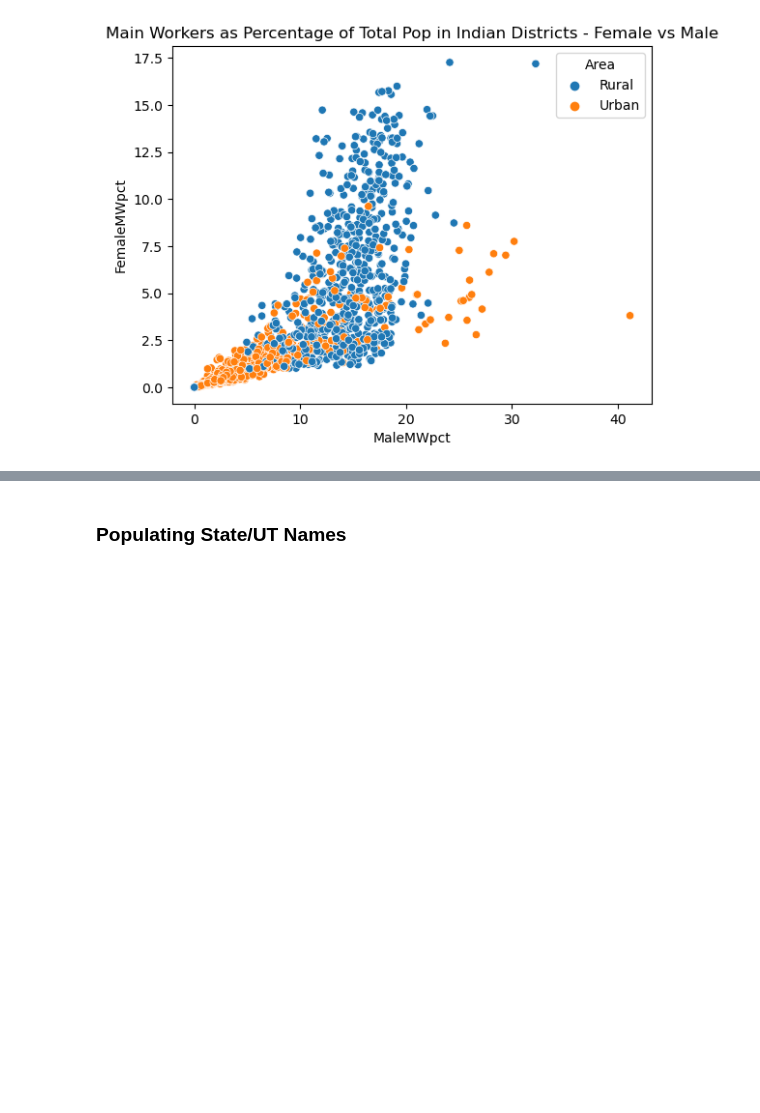
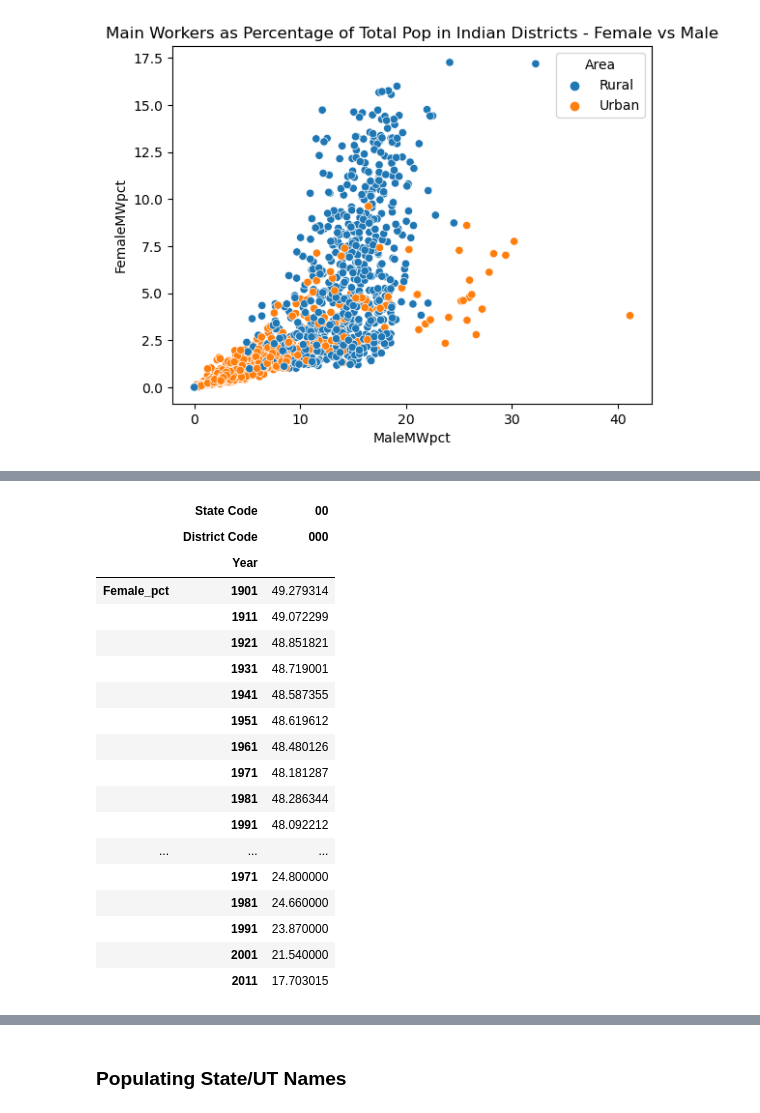
Before and after one commit to koustavin/censusclustering, a Jupyter notebook: DataPreprocessing.ipynb, the cells around one changed output, grey strips where cells are left out. Cells and saved outputs as stored; diff of their text form; code cells hidden in the pictures; blank space fills up the shorter version.

```diff
--- a/DataPreprocessing.ipynb
+++ b/DataPreprocessing.ipynb
@@ -881,0 +928,23 @@ One point to note, I could have used IterativeImputer with LinearRegression esti
+# %%
+# need data for just India as a whole
+df_India.xs('INDIA', level = 'Name')[['Female_pct', 'Pct_var_since_last']].transpose()
+# %% [output]
+|  | State Code | 00 |
+|  | District Code | 000 |
+|  | Year |  |
+| Female_pct | 1901 | 49.279314 |
+|  | 1911 | 49.072299 |
+|  | 1921 | 48.851821 |
+|  | 1931 | 48.719001 |
+|  | 1941 | 48.587355 |
+|  | 1951 | 48.619612 |
+|  | 1961 | 48.480126 |
+|  | 1971 | 48.181287 |
+|  | 1981 | 48.286344 |
+|  | 1991 | 48.092212 |
+| ... | ... | ... |
+|  | 1971 | 24.800000 |
+|  | 1981 | 24.660000 |
+|  | 1991 | 23.870000 |
+|  | 2001 | 21.540000 |
+|  | 2011 | 17.703015 |
```
Also changed, not shown: parts of 11 cells of this notebook, 5 other files.
